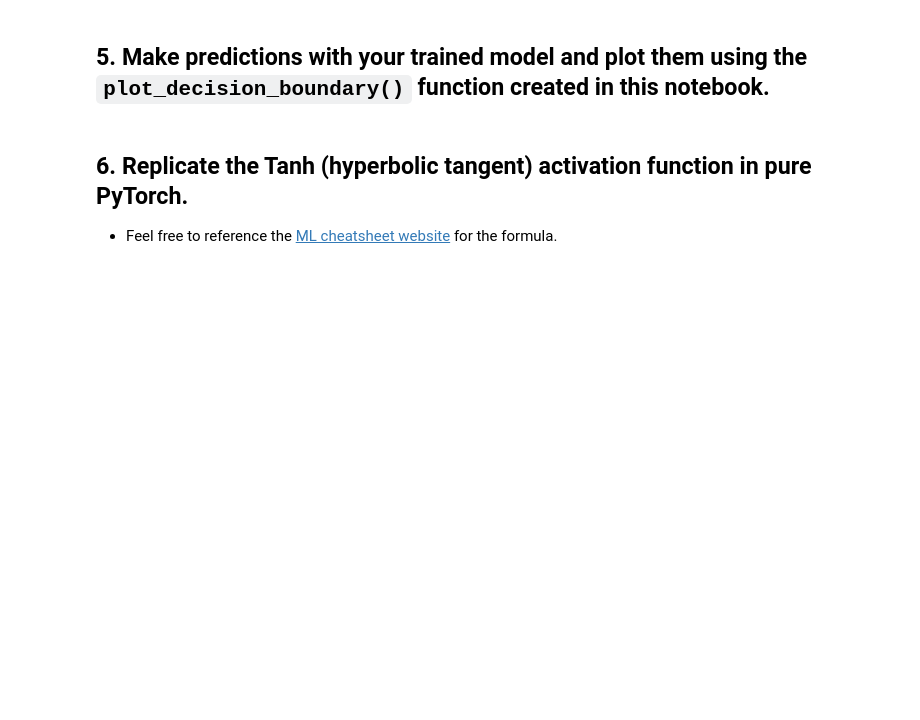
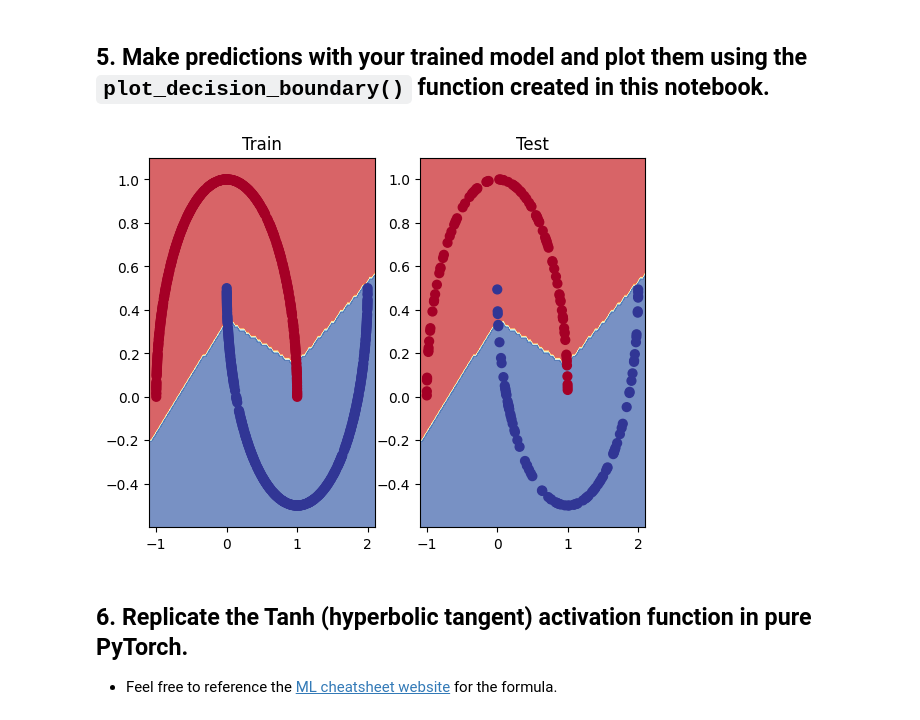
Before and after one commit to srikrish2812/pytorch_practice, a Jupyter notebook: exercises/02_pytorch_classification_exercises.ipynb, the cells around one changed output. Saved outputs shown, nothing was run; the diff lists cells and outputs as text; code cells hidden in the pictures; blank space fills up the shorter version.

```diff
--- a/exercises/02_pytorch_classification_exercises.ipynb
+++ b/exercises/02_pytorch_classification_exercises.ipynb
@@ -53,10 +91,21 @@ from torch import nn
 # Inherit from nn.Module to make a model capable of fitting the mooon data
 class MoonModelV0(nn.Module):
     ## Your code here ##
+    def __init__(self):
+        super().__init__()
+        self.layer_stack = nn.Sequential(
+            nn.Linear(in_features=2, out_features=10),
+            nn.ReLU(),
+            nn.Linear(in_features=10, out_features=10),
+            nn.ReLU(),
+            nn.Linear(in_features=10, out_features=1)
+        )
 
     def forward(self, x):
         ## Your code here ##
-        return
+        return self.layer_stack(x)
 
 # Instantiate the model
 ## Your code here ##
+model_0 = MoonModelV0()
+model_0
@@ -64,8 +123,10 @@ class MoonModelV0(nn.Module):
 ## 3. Setup a binary classification compatible loss function and optimizer to use when training the model built in 2.
 # %%
 # Setup loss function
-
+loss_fn = nn.BCEWithLogitsLoss()
 # Setup optimizer to optimize model's parameters
+optimizer = torch.optim.SGD(params=model_0.parameters(),
+                            lr=0.15)
 # %% [markdown]
 ## 4. Create a training and testing loop to fit the model you created in 2 to the data you created in 1.
   * Do a forward pass of the model to see what's coming out in the form of logits, prediction probabilities and labels.
@@ -74,16 +135,20 @@ class MoonModelV0(nn.Module):
   * The training loop should output progress every 10 epochs of the model's training and test set loss and accuracy.
 # %%
 # What's coming out of our model?
-
+y_logits = model_0(X_train)
 # logits (raw outputs of model)
-print("Logits:")
+print("Logits:", y_logits[:5])
 ## Your code here ##
 
 # Prediction probabilities
 print("Pred probs:")
 ## Your code here ##
-
+y_pred_probs = torch.sigmoid(y_logits)
+print(y_pred_probs[:5])
 # Prediction labels
 print("Pred labels:")
 ## Your code here ##
+y_labels = torch.round(y_pred_probs)
+print(y_labels[:5])
+print(y_train[:5])
 # %% [output]
@@ -96,5 +176,5 @@ Pred labels:
 from torchmetrics import Accuracy
 
 ## TODO: Uncomment this code to use the Accuracy function
-# acc_fn = Accuracy(task="multiclass", num_classes=2).to(device) # send accuracy function to device
-# acc_fn
+acc_fn = Accuracy(task="multiclass", num_classes=2).to(device) # send accuracy function to device
+acc_fn
@@ -192,3 +284,13 @@ def plot_decision_boundary(model, X, y):
+# %%
+# Plot decision boundaries for training and test sets
+plt.subplot(1,2,1)
+plt.title("Train")
+plot_decision_boundary(model_0, X_train, y_train)
+plt.subplot(1,2,2)
+plt.title("Test")
+plot_decision_boundary(model_0, X_test, y_test)
+# %% [output]
+[figure, added]
 # %% [markdown]
 ## 6. Replicate the Tanh (hyperbolic tangent) activation function in pure PyTorch.
   * Feel free to reference the [ML cheatsheet website](https://ml-cheatsheet.readthedocs.io/en/latest/activation_functions.html#tanh) for the formula.
```
Also changed, not shown: parts of 23 cells of this notebook.
